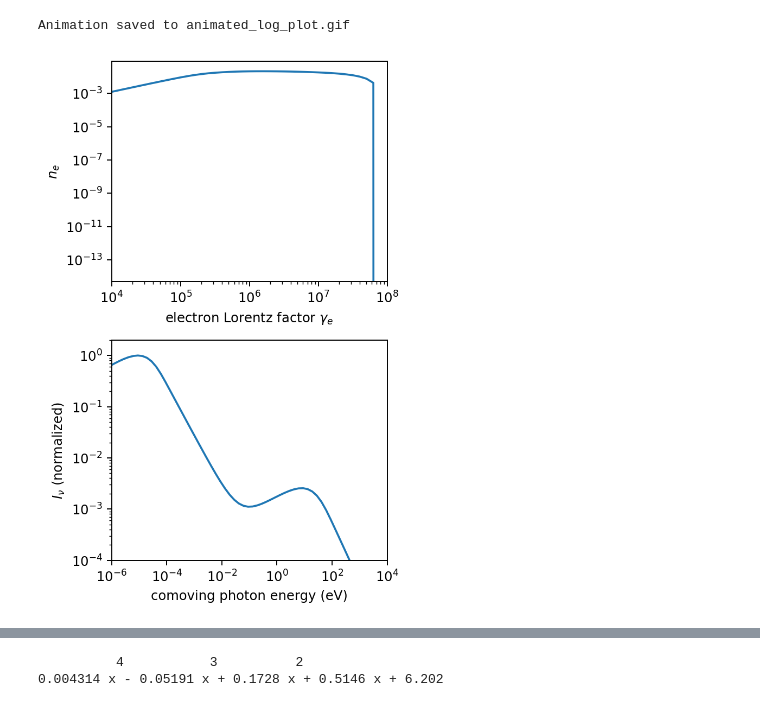
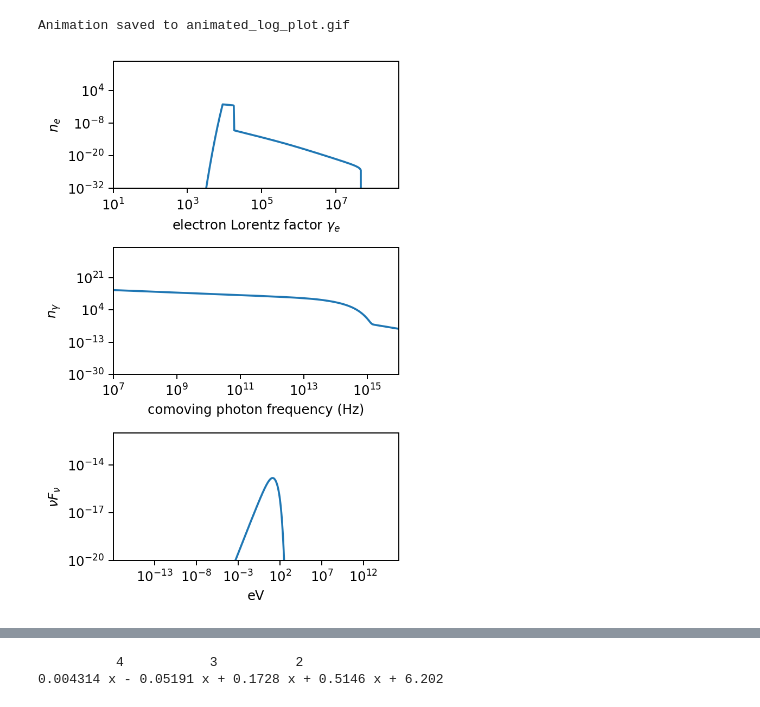
Before and after one commit to me623/Mphys_modelling, a Jupyter notebook: python_notebooks/plotting_new_file_structure.ipynb, the cells around one changed output, grey strips where cells are left out. Cells and saved outputs as stored; diff of their text form; code cells hidden in the pictures.

Commit message:
added some more physics to the photon populatin

```diff
--- a/plotting_new_file_structure.ipynb
+++ b/python_notebooks/plotting_new_file_structure.ipynb
@@ -270,30 +270,45 @@ plt.close()
 # %%
 # Example code
 
-sim_data = pd.read_csv(r"C:\Users\morga\Masters Year\Modelling\Mphys_modelling\csv_data\simulation_data.csv")
+sim_data = pd.read_csv(r"C:\Users\morga\Masters Year\Modelling\Mphys_modelling\csv_data\steady_state\simulation_data.csv")
 
-fig, ax = plt.subplots(2, 1, figsize = (4, 6))
+fig, ax = plt.subplots(3, 1, figsize = (4, 6))
 
 # plot the electron population
-ax[0].loglog(sim_data["gamma"], sim_data["n_e final"]*(sim_data["gamma"]**3.2))
+ax[0].loglog(sim_data["gamma"], sim_data["iter final"])
 ax[0].set_xlabel(r"electron Lorentz factor $\gamma_e$")
 ax[0].set_ylabel("$n_e$")
-ax[0].set_xlim(1e4, 1e8)
-#ax[0].set_ylim(1e-32, 1e-12)
+ax[0].set_xlim(1e1, 5e8)
+ax[0].set_ylim(1e-32,)
+"""
+# plot the resulting photon population
+ax[1].loglog((sim_data["photon_freq"][1:-1]), sim_data["j_v"][1:-1])
+ax[1].set_xlabel(r"comoving photon frequency (Hz)")
+ax[1].set_ylabel("$j_v$")
+ax[1].set_xlim(1e7, 1e16)
+ax[1].set_ylim(1e-42,1e-30)
+ax[1].vlines([5e8, 5e14], 1e-42, 1e-12, "k","dashed", lw=1)
+"""
+ax[1].loglog((sim_data["photon_freq"][1:-1]), sim_data["photon_n"][1:-1])
+ax[1].set_xlabel(r"comoving photon frequency (Hz)")
+ax[1].set_ylabel("$n_{\\gamma}$")
+ax[1].set_xlim(1e7, 1e16)
+ax[1].set_ylim(1e-30,)
+#ax[1].vlines([5e8, 5e14], 1e-42, 1e-12, "k","dashed", lw=1)
 
-# plot the resulting photon population
-ax[1].loglog(eV_p(sim_data["photon_freq"][1:-1]), sim_data["photon_n"][1:-1])
-ax[1].set_xlabel(r"comoving photon energy (eV)")
-ax[1].set_ylabel("$I_{\\nu}$ (normalized)")
-ax[1].set_xlim(1e-6, 1e4)
-ax[1].set_ylim(1e-4, 2e0)
+ax[2].loglog(eV_p(sim_data["photon_freq"][1:-1]), sim_data["vflux"][1:-1])
+ax[2].set_xlabel(r"eV")
+ax[2].set_ylabel("$\\nu F_{\\nu}$")
+#ax[2].set_xlim(1e6, 1e28)
+ax[2].set_yscale("log")
+ax[2].set_ylim(1e-20,1e-12)
 plt.tight_layout()
 
 # show
 plt.draw()
 plt.show()
 # %% [output]
-[figure, old version]
+[figure, new version]
 # %%
 import numpy as np
 import pandas as pd
```
Also changed, not shown: parts of 2 cells of this notebook, 2 other files.
